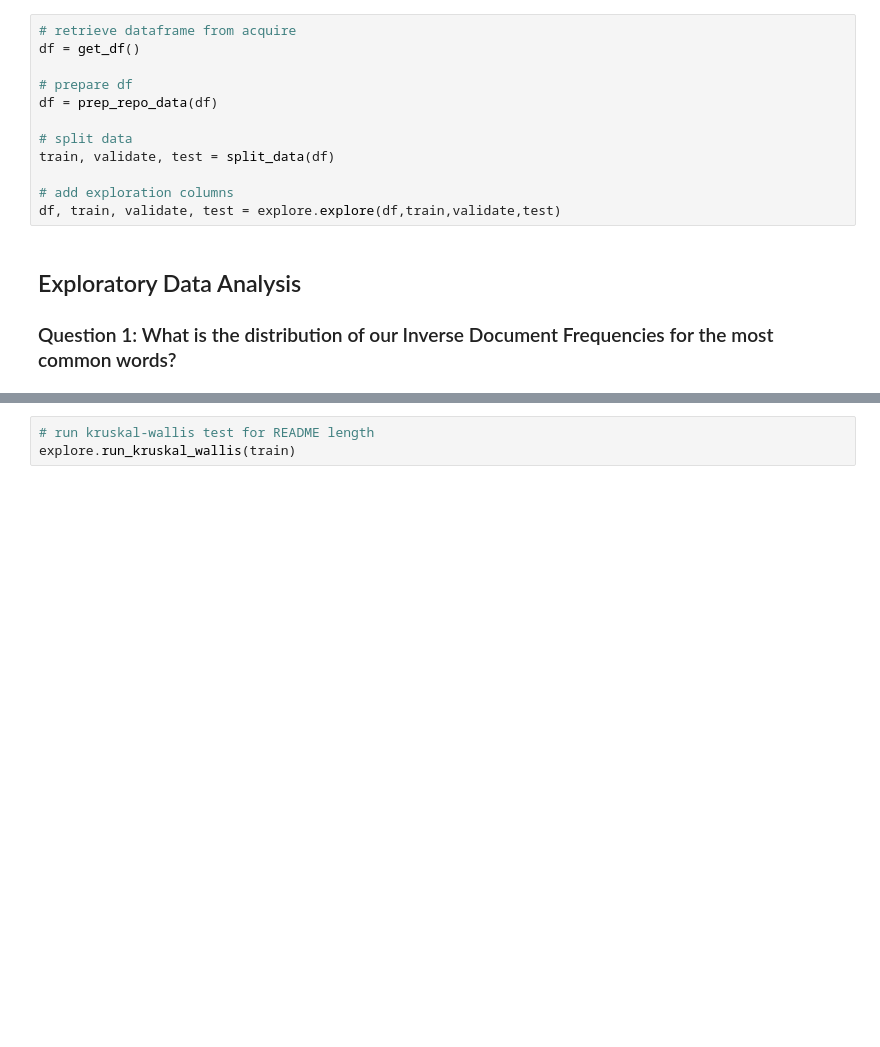
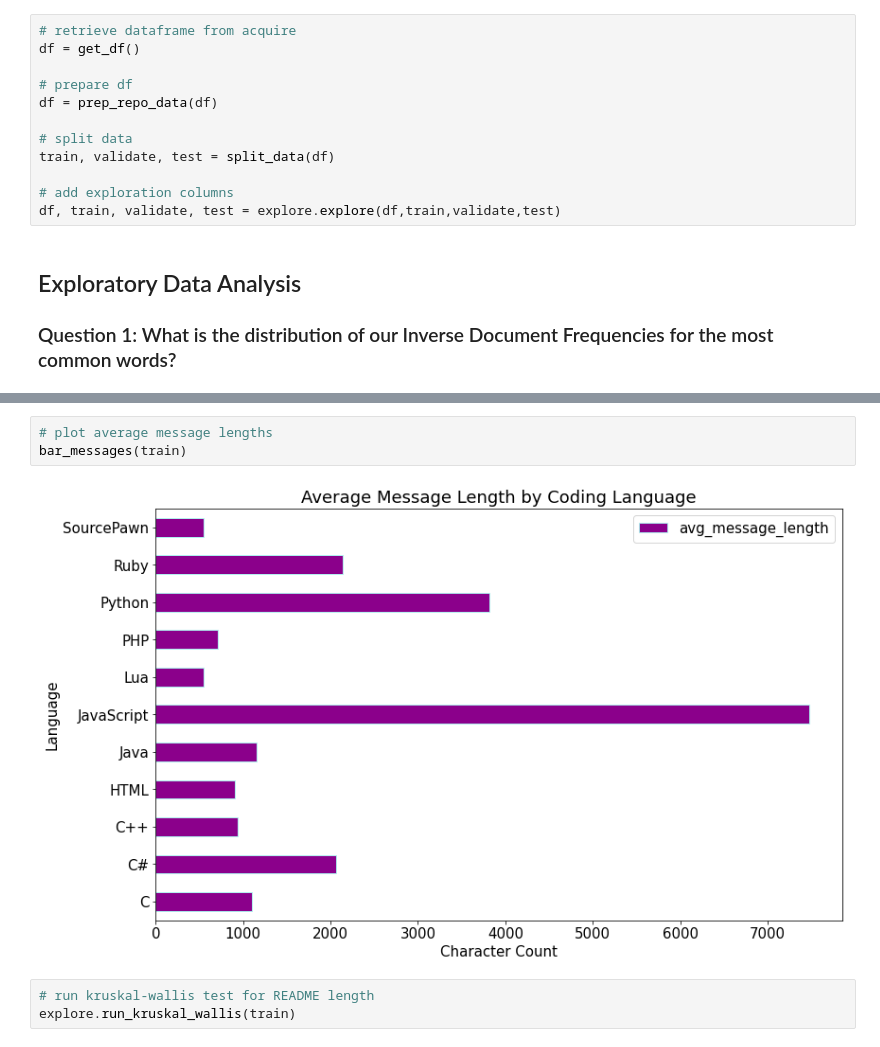
Before and after one commit to NLP-Dream-Team/nlp-project, a Jupyter notebook: Report-CopyM.ipynb, the cells around one changed output, grey strips where cells are left out. Cells and saved outputs as stored; diff of their text form; blank space fills up the shorter version.

```diff
--- a/Report-CopyM.ipynb
+++ b/Report-CopyM.ipynb
@@ -81,3 +136,8 @@ IDF Distributions for Top 6 Occuring Words
+# %%
+# plot average message lengths
+bar_messages(train)
+# %% [output]
+[figure, added]
 # %%
 # run kruskal-wallis test for README length
 explore.run_kruskal_wallis(train)
```
Also changed, not shown: parts of 6 cells of this notebook.
